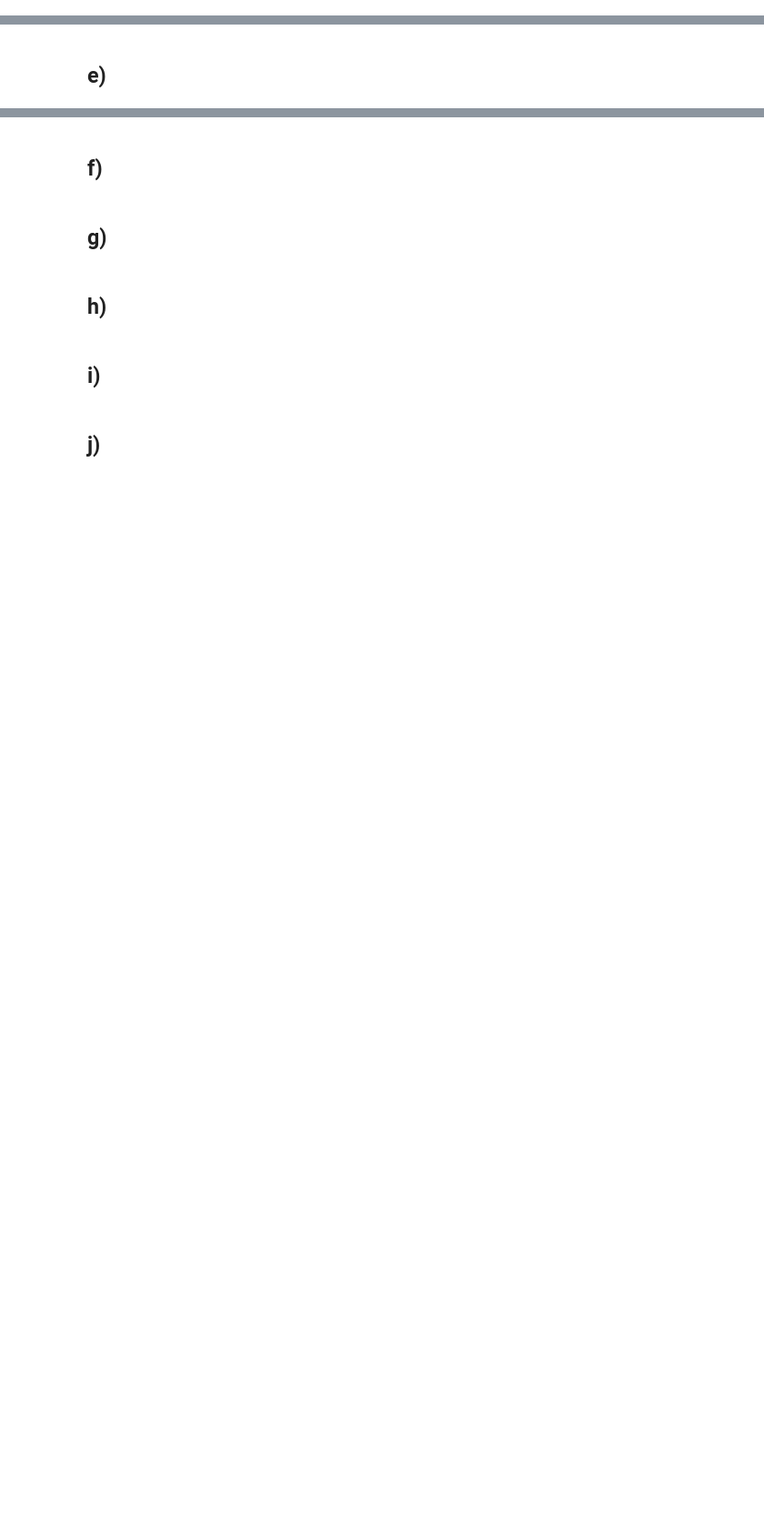
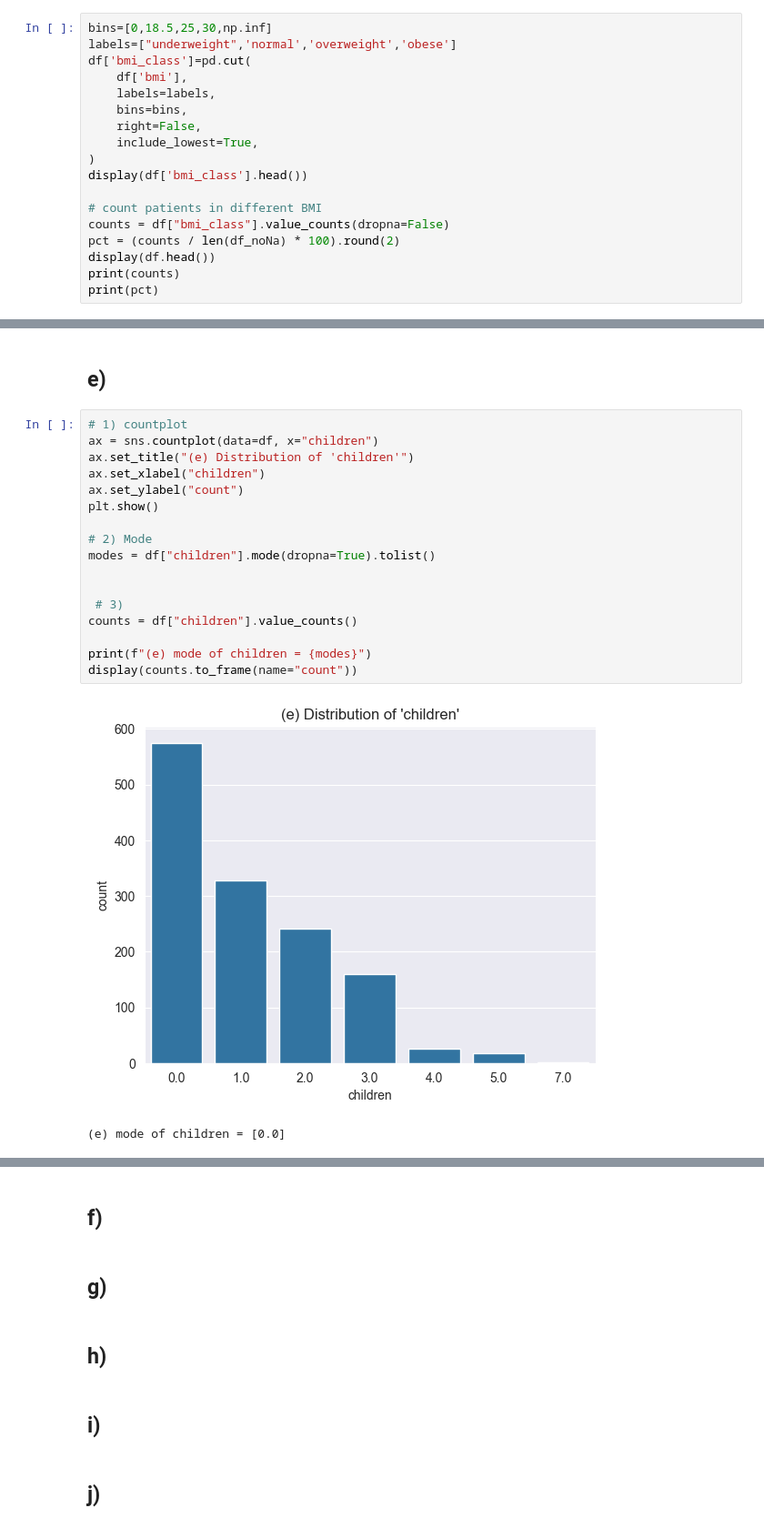
Before and after one commit to rain02333z-spec/Assignment_Part_1, a Jupyter notebook: intro/templates_jupyter_notebooks/Q1_data_exploration.ipynb, the cells around one changed output, grey strips where cells are left out. Shown at 91% size. Saved outputs shown, nothing was run; the diff lists cells and outputs as text; blank space fills up the shorter version.

```diff
--- a/intro/templates_jupyter_notebooks/Q1_data_exploration.ipynb
+++ b/intro/templates_jupyter_notebooks/Q1_data_exploration.ipynb
@@ -42,2 +60,20 @@ df.describe()
 # %% [markdown]
 ## d)
+# %%
+bins=[0,18.5,25,30,np.inf]
+labels=["underweight",'normal','overweight','obese']
+df['bmi_class']=pd.cut(
+    df['bmi'],
+    labels=labels,
+    bins=bins,
+    right=False,
+    include_lowest=True,
+)
+display(df['bmi_class'].head())
+
+# count patients in different BMI
+counts = df["bmi_class"].value_counts(dropna=False)
+pct = (counts / len(df_noNa) * 100).round(2)
+display(df.head())
+print(counts)
+print(pct)
@@ -44,2 +108,22 @@ df.describe()
 # %% [markdown]
 ## e)
+# %%
+# 1) countplot
+ax = sns.countplot(data=df, x="children")
+ax.set_title("(e) Distribution of 'children'")
+ax.set_xlabel("children")
+ax.set_ylabel("count")
+plt.show()
+
+# 2) Mode
+modes = df["children"].mode(dropna=True).tolist()
+
+
+ # 3)
+counts = df["children"].value_counts()
+
+print(f"(e) mode of children = {modes}")
+display(counts.to_frame(name="count"))
+# %% [output]
+[figure, added]
+(e) mode of children = [0.0]
```
Also changed, not shown: parts of 7 cells of this notebook, 1 other file.
